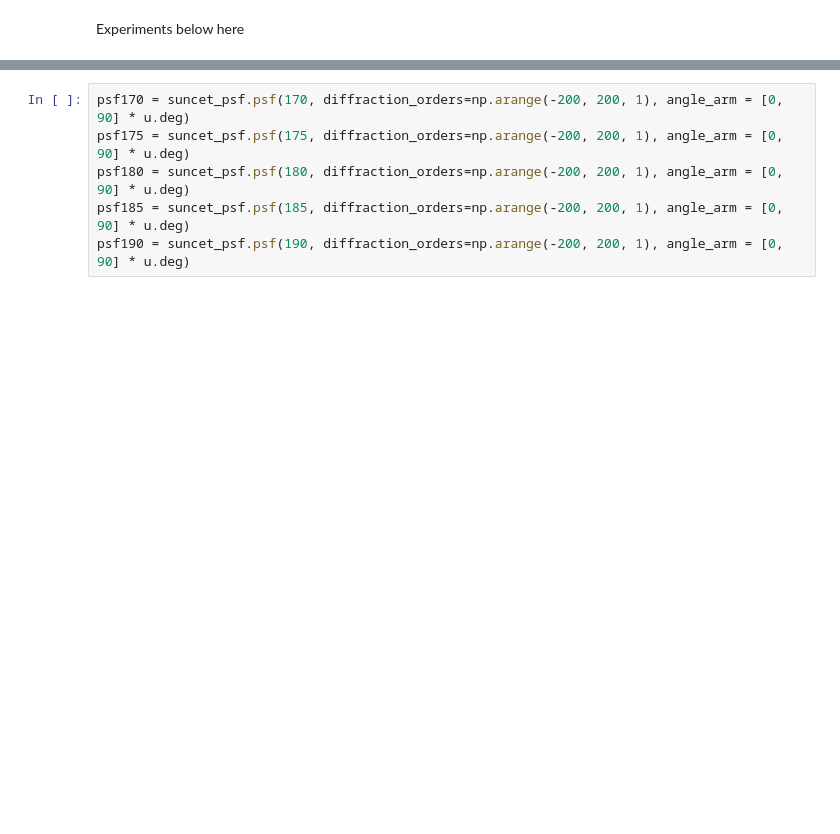
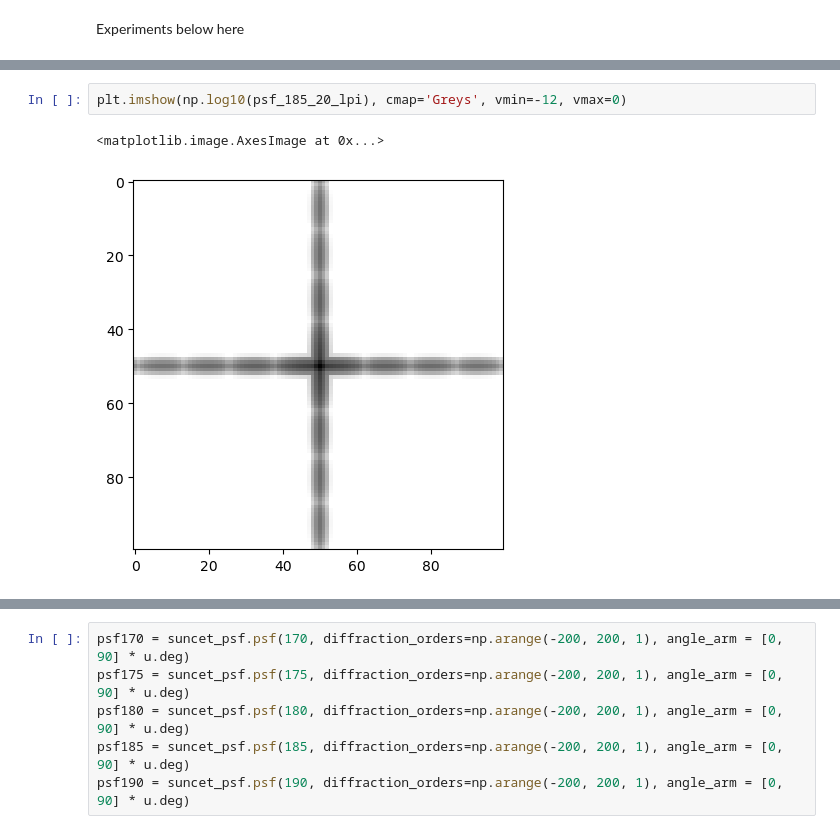
Before and after one commit to suncet/suncet_instrument_simulator, a Jupyter notebook: suncet_instrument_simulator/Diffraction/diffraction_pattern.ipynb, the cells around one changed output, grey strips where cells are left out. Cells and saved outputs as stored; diff of their text form; blank space fills up the shorter version.

```diff
--- a/suncet_instrument_simulator/Diffraction/diffraction_pattern.ipynb
+++ b/suncet_instrument_simulator/Diffraction/diffraction_pattern.ipynb
@@ -23,0 +35,5 @@ mesh
+# %%
+plt.imshow(np.log10(psf_185_20_lpi), cmap='Greys', vmin=-12, vmax=0)
+# %% [output]
+<matplotlib.image.AxesImage at 0x...>
+[figure, added]
```
Also changed, not shown: parts of 9 cells of this notebook, 1 other file.
